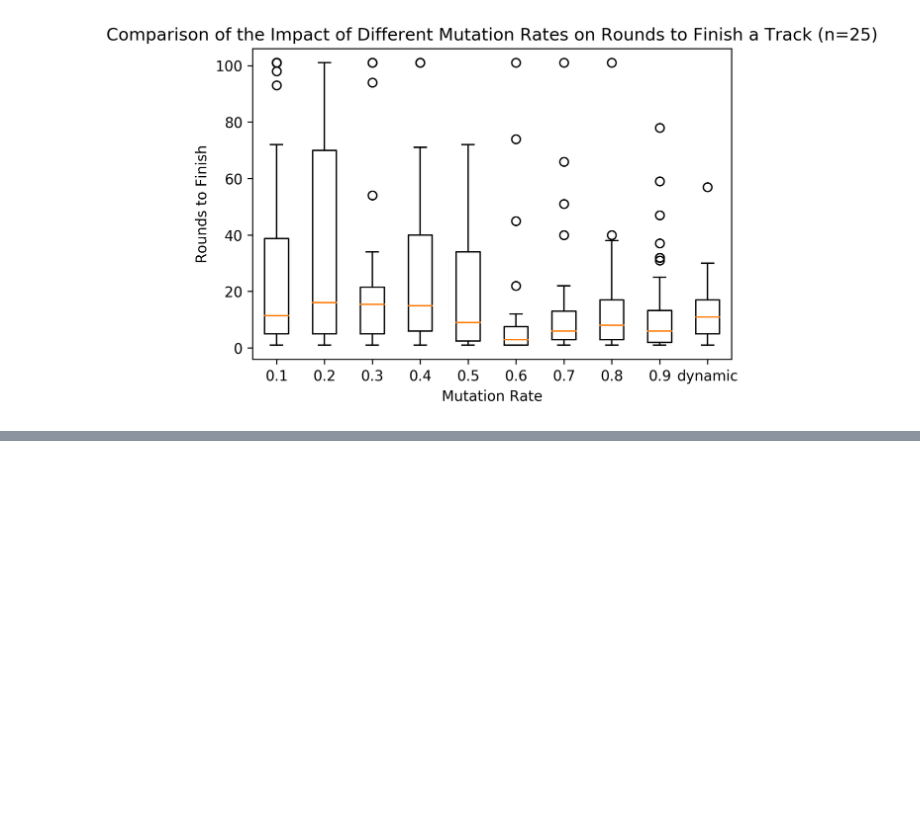
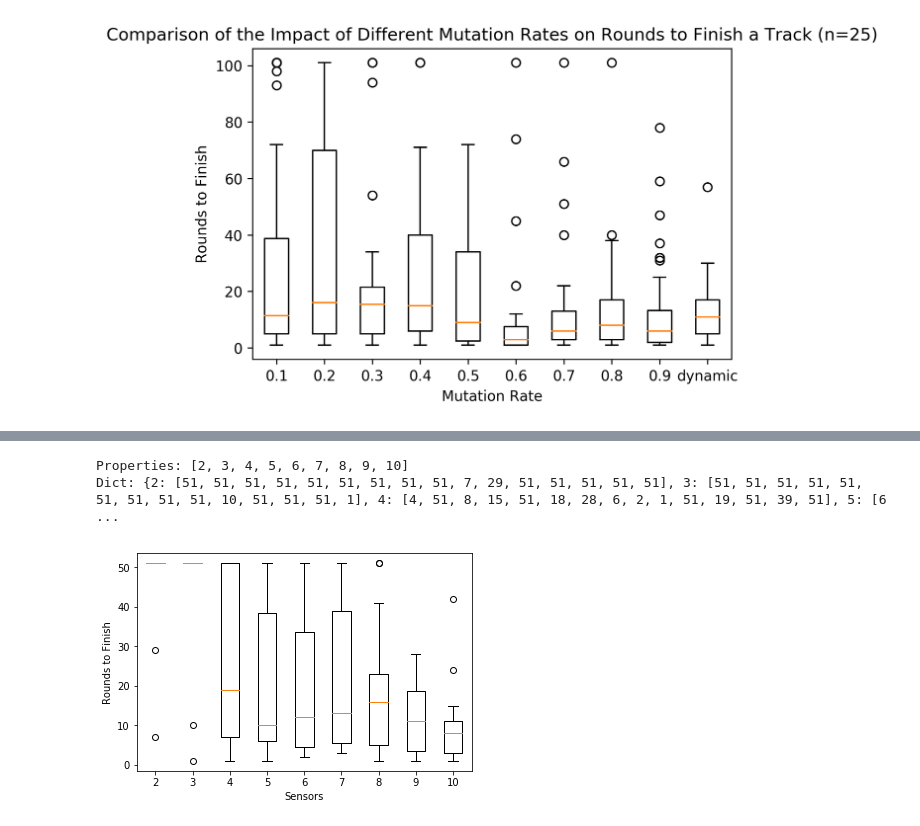
Before and after one commit to sleighsoft/genetic-gaming, a Jupyter notebook: Evaluation.ipynb, the cells around one changed output, grey strips where cells are left out. Drawn from its saved outputs; the diff is of its cells as text; code cells hidden in the pictures; blank space fills up the shorter version.

```diff
--- a/Evaluation.ipynb
+++ b/Evaluation.ipynb
@@ -96,0 +106,9 @@ Dict: {'0.3': [1, 18, 5, 94, 1, 22, 5, 7, 54, 34, 13, 3, 15, 17, 19, 101, 101, 1
+# %%
+#Different Maps
+plot_rounds(base_path='06-Mar-2018_*rounds_50_num_networks_10evalround_*_test5_seed_*_sensors_',
+            title="",#Comparison of the Impact of Different Amount of Sensors on Rounds to Finish a Track (n={})",
+            xlabel="Sensors", ylabel="Rounds to Finish")
+# %% [output]
+Properties: [2, 3, 4, 5, 6, 7, 8, 9, 10]
+Dict: {2: [51, 51, 51, 51, 51, 51, 51, 51, 51, 7, 29, 51, 51, 51, 51, 51], 3: [51, 51, 51, 51, 51, 51, 51, 51, 51, 10, 51, 51, 51, 1], 4: [4, 51, 8, 15, 51, 18, 28, 6, 2, 1, 51, 19, 51, 39, 51], 5: [6 ...
+[figure, added]
```
Also changed, not shown: parts of 3 cells of this notebook, 14 other files.
